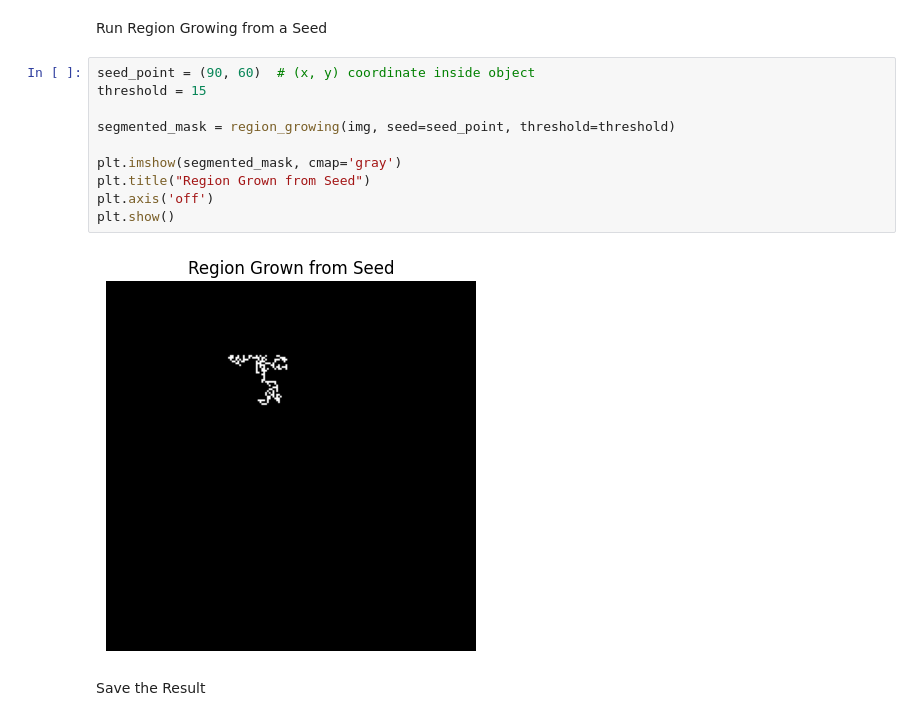
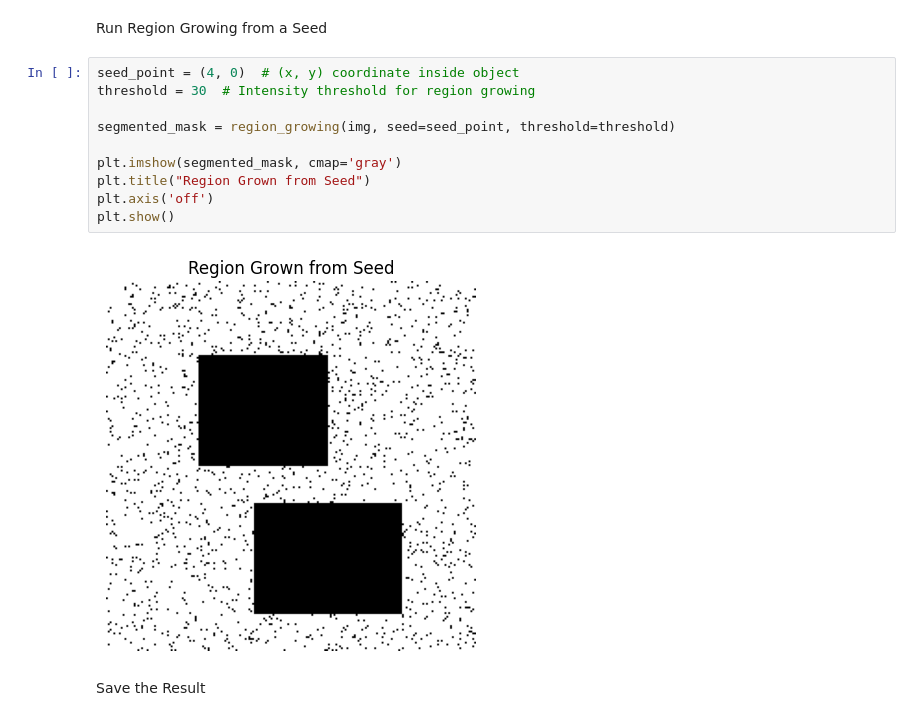
Before and after one commit to chathuradissanayake/Image-Segmentation-Project---Python, a Jupyter notebook: notebooks/task2_region_growing.ipynb, the cells around one changed output. Saved outputs shown, nothing was run; the diff lists cells and outputs as text.

Commit message:
Updated the Region grown

```diff
--- a/notebooks/task2_region_growing.ipynb
+++ b/notebooks/task2_region_growing.ipynb
@@ -60,17 +60,17 @@ def region_growing(image, seed, threshold=10):
 # %% [markdown]
 Run Region Growing from a Seed
 # %%
-seed_point = (90, 60)  # (x, y) coordinate inside object
-threshold = 15
+seed_point = (4, 0)  # (x, y) coordinate inside object
+threshold = 30  # Intensity threshold for region growing
 
 segmented_mask = region_growing(img, seed=seed_point, threshold=threshold)
 
 plt.imshow(segmented_mask, cmap='gray')
 plt.title("Region Grown from Seed")
 plt.axis('off')
 plt.show()
 # %% [output]
-[figure, old version]
+[figure, new version]
 # %% [markdown]
 Save the Result
 # %%
```
Also changed, not shown: 1 other file.
